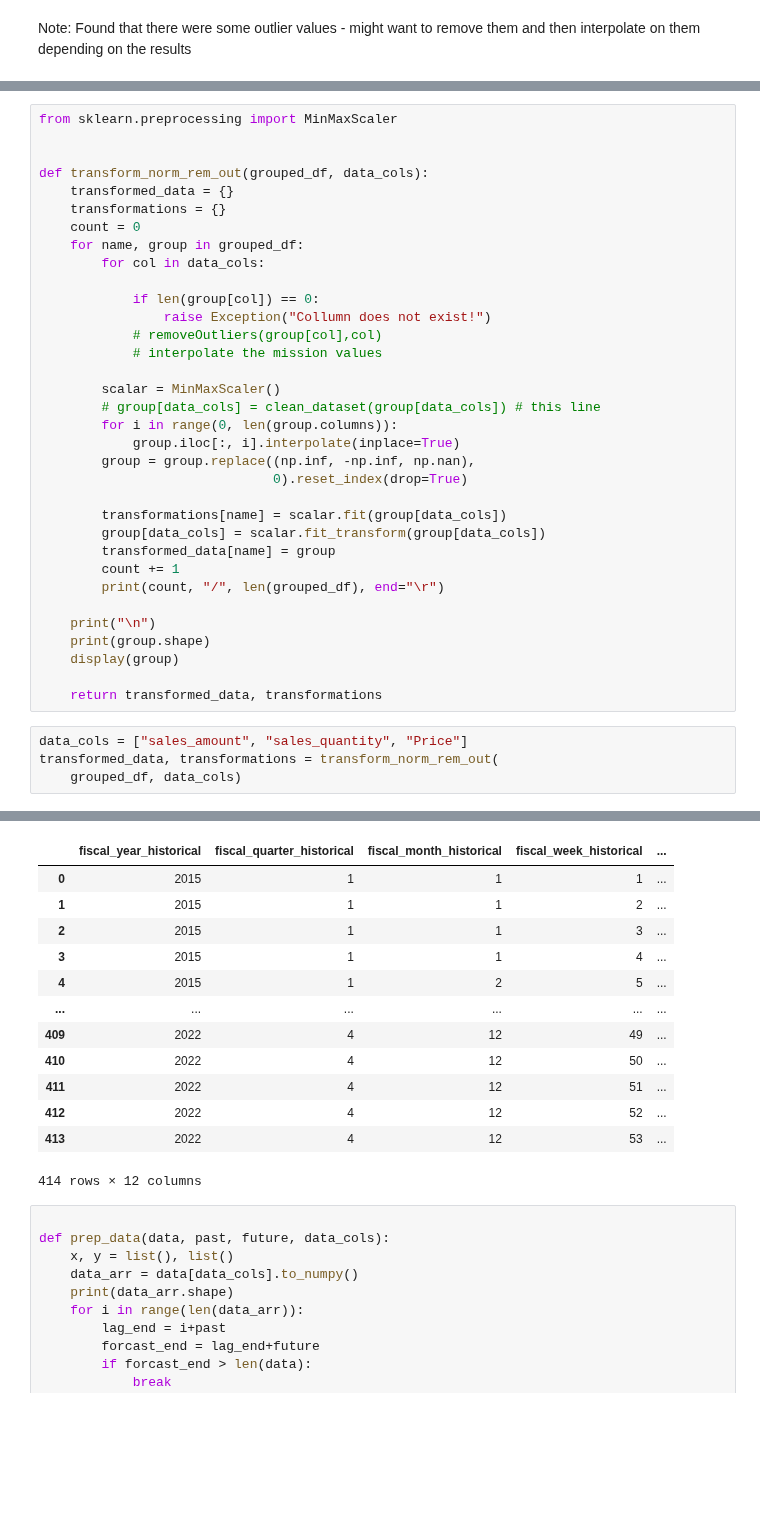
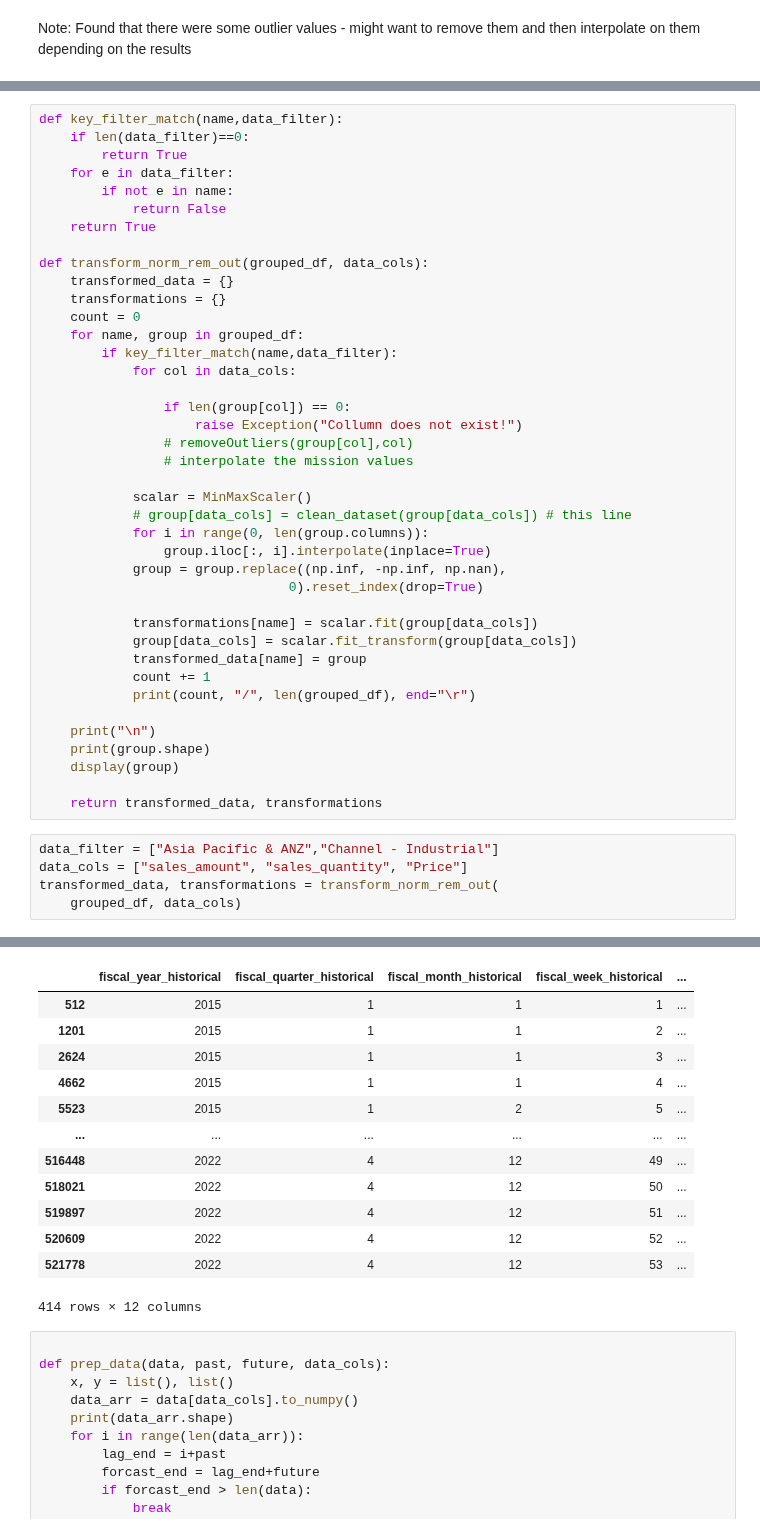
Before and after one commit to Abuynits/TE_Connect, a Jupyter notebook: sales_forcasting.ipynb, the cells around one changed output, grey strips where cells are left out. Saved outputs shown, nothing was run; the diff lists cells and outputs as text; blank space fills up the shorter version.

Commit message:
added data filter for training, prob w error display

```diff
--- a/sales_forcasting.ipynb
+++ b/sales_forcasting.ipynb
@@ -222,33 +238,39 @@ def clean_dataset(df):
 def removeOutliers(group, col):
     return group
 # %%
-from sklearn.preprocessing import MinMaxScaler
-
+def key_filter_match(name,data_filter):
+    if len(data_filter)==0:
+        return True
+    for e in data_filter:
+        if not e in name:
+            return False
+    return True
 
 def transform_norm_rem_out(grouped_df, data_cols):
     transformed_data = {}
     transformations = {}
     count = 0
     for name, group in grouped_df:
-        for col in data_cols:
+        if key_filter_match(name,data_filter):
+            for col in data_cols:
 
-            if len(group[col]) == 0:
-                raise Exception("Collumn does not exist!")
-            # removeOutliers(group[col],col)
-            # interpolate the mission values
+                if len(group[col]) == 0:
+                    raise Exception("Collumn does not exist!")
+                # removeOutliers(group[col],col)
+                # interpolate the mission values
 
-        scalar = MinMaxScaler()
-        # group[data_cols] = clean_dataset(group[data_cols]) # this line
-        for i in range(0, len(group.columns)):
-            group.iloc[:, i].interpolate(inplace=True)
-        group = group.replace((np.inf, -np.inf, np.nan),
-                              0).reset_index(drop=True)
+            scalar = MinMaxScaler()
+            # group[data_cols] = clean_dataset(group[data_cols]) # this line
+            for i in range(0, len(group.columns)):
+                group.iloc[:, i].interpolate(inplace=True)
+            group = group.replace((np.inf, -np.inf, np.nan),
+                                0).reset_index(drop=True)
 
-        transformations[name] = scalar.fit(group[data_cols])
-        group[data_cols] = scalar.fit_transform(group[data_cols])
-        transformed_data[name] = group
-        count += 1
-        print(count, "/", len(grouped_df), end="\r")
+            transformations[name] = scalar.fit(group[data_cols])
+            group[data_cols] = scalar.fit_transform(group[data_cols])
+            transformed_data[name] = group
+            count += 1
+            print(count, "/", len(grouped_df), end="\r")
 
     print("\n")
     print(group.shape)
@@ -256,6 +278,7 @@ def transform_norm_rem_out(grouped_df, data_cols):
 
     return transformed_data, transformations
 # %%
+data_filter = ["Asia Pacific & ANZ","Channel - Industrial"]
 data_cols = ["sales_amount", "sales_quantity", "Price"]
 transformed_data, transformations = transform_norm_rem_out(
     grouped_df, data_cols)
@@ -264,17 +287,17 @@ transformed_data, transformations = transform_norm_rem_out(
 
 (414, 12)
 |  | fiscal_year_historical | fiscal_quarter_historical | fiscal_month_historical | fiscal_week_historical | ... |
-| 0 | 2015 | 1 | 1 | 1 | ... |
-| 1 | 2015 | 1 | 1 | 2 | ... |
-| 2 | 2015 | 1 | 1 | 3 | ... |
-| 3 | 2015 | 1 | 1 | 4 | ... |
-| 4 | 2015 | 1 | 2 | 5 | ... |
+| 512 | 2015 | 1 | 1 | 1 | ... |
+| 1201 | 2015 | 1 | 1 | 2 | ... |
+| 2624 | 2015 | 1 | 1 | 3 | ... |
+| 4662 | 2015 | 1 | 1 | 4 | ... |
+| 5523 | 2015 | 1 | 2 | 5 | ... |
 | ... | ... | ... | ... | ... | ... |
-| 409 | 2022 | 4 | 12 | 49 | ... |
-| 410 | 2022 | 4 | 12 | 50 | ... |
-| 411 | 2022 | 4 | 12 | 51 | ... |
-| 412 | 2022 | 4 | 12 | 52 | ... |
-| 413 | 2022 | 4 | 12 | 53 | ... |
+| 516448 | 2022 | 4 | 12 | 49 | ... |
+| 518021 | 2022 | 4 | 12 | 50 | ... |
+| 519897 | 2022 | 4 | 12 | 51 | ... |
+| 520609 | 2022 | 4 | 12 | 52 | ... |
+| 521778 | 2022 | 4 | 12 | 53 | ... |
 414 rows × 12 columns
 # %%
 
```
Also changed, not shown: parts of 10 cells of this notebook.
